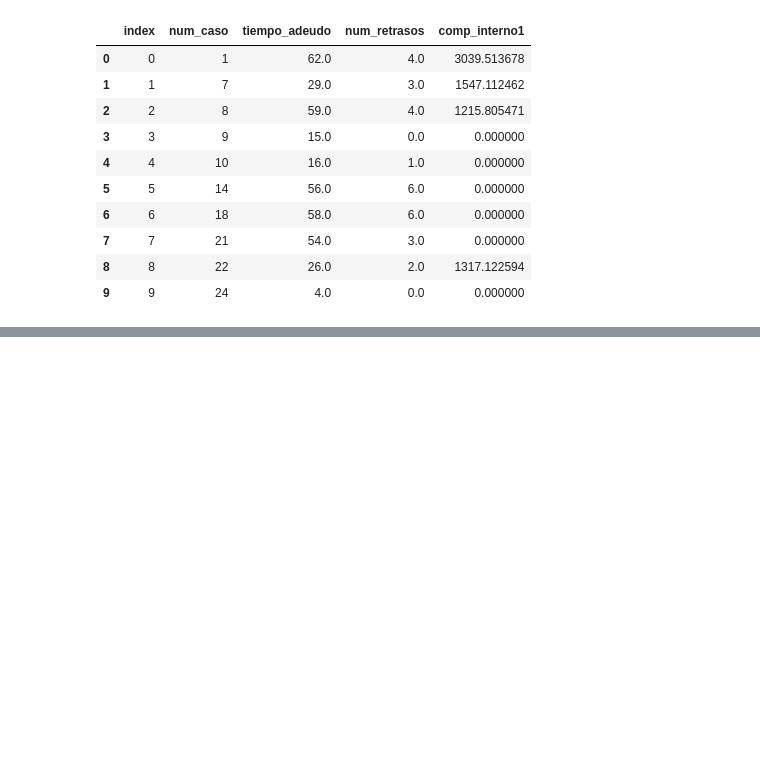
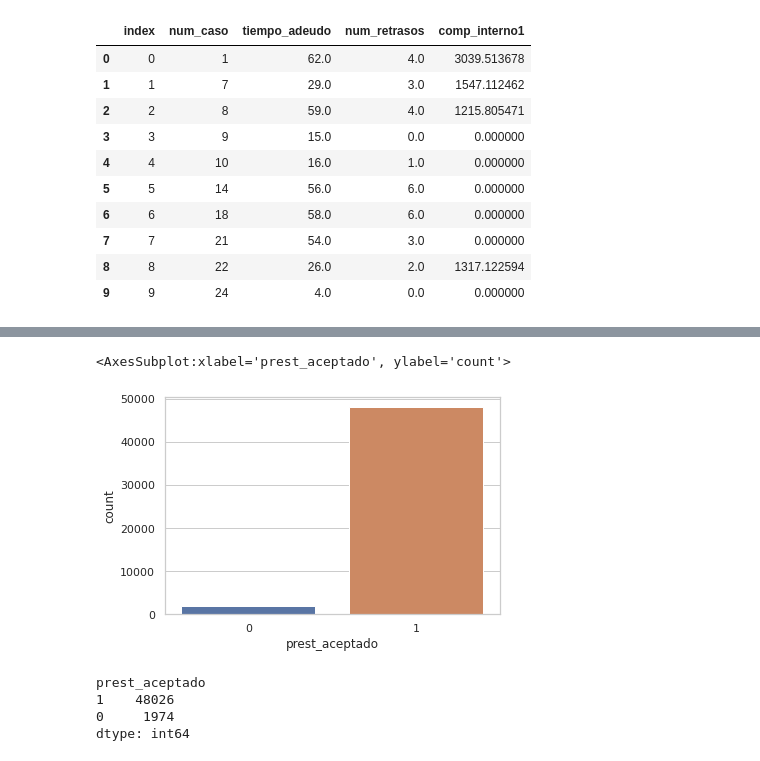
Before and after one commit to DavidHdezU/Machine-Learning-and-Data-Science, a Jupyter notebook: Tarea 1/Parte1.ipynb, the cells around one changed output, grey strips where cells are left out. Drawn from its saved outputs; the diff is of its cells as text; code cells hidden in the pictures; blank space fills up the shorter version.

Commit message:
Salvando base final Tarea1

```diff
--- a/Tarea 1/Parte1.ipynb
+++ b/Tarea 1/Parte1.ipynb
@@ -546,3 +546,6 @@ memory usage: 1.8 MB
 | 7 | 7 | 21 | 54.0 | 3.0 | 0.000000 |
 | 8 | 8 | 22 | 26.0 | 2.0 | 1317.122594 |
 | 9 | 9 | 24 | 4.0 | 0.0 | 0.000000 |
+# %%
+base_final = base_total_usuarios
+base_final.info()
@@ -548,0 +565,3 @@ memory usage: 1.8 MB
+# %%
+base_final['prest_aceptado'] = np.zeros(len(base_final), dtype=int)
+base_final.head()
@@ -548,0 +575,7 @@ memory usage: 1.8 MB
+# %%
+# Sólo poner 1's a los todos los num_caso de la base_usuarios_acreditados
+aux_set_acreditados = set(base_usuarios_acreditados['num_caso'])
+
+for i in range(len(base_final)):
+    if base_final['num_caso'][i] in aux_set_acreditados:
+        base_final['prest_aceptado'][i] = 1
@@ -548,0 +601,12 @@ memory usage: 1.8 MB
+# %%
+sns.countplot(x="prest_aceptado", data=base_final)
+# %% [output]
+<AxesSubplot:xlabel='prest_aceptado', ylabel='count'>
+[figure, added]
+# %%
+base_final.value_counts('prest_aceptado')
+# %% [output]
+prest_aceptado
+1    48026
+0     1974
+dtype: int64
```
Also changed, not shown: parts of 6 cells of this notebook, 1 other file.
